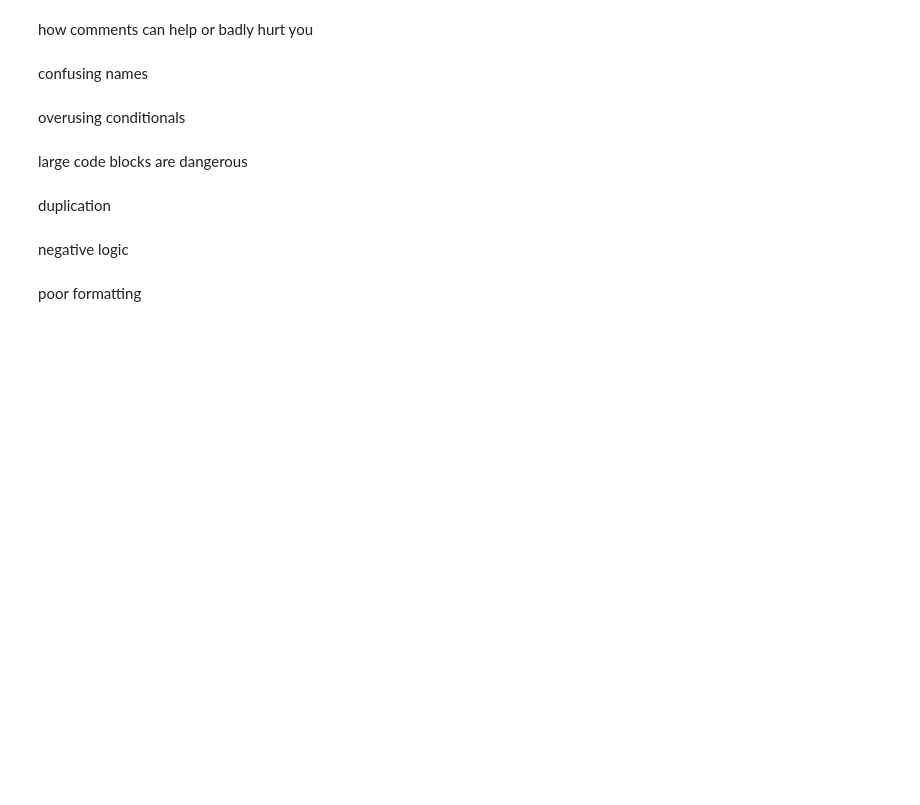
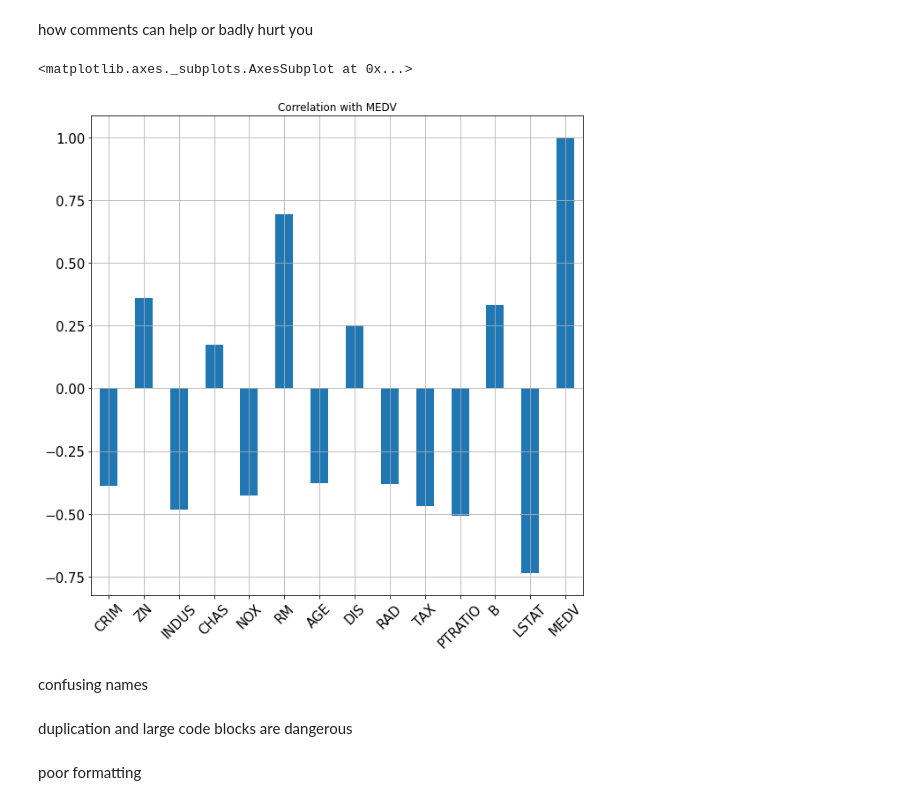
Before and after one commit to pyladiesams/Jupyter-refactoring-beginner-jul2020, a Jupyter notebook: workshop/jupyter_refactoring_workshop.ipynb, the cells around one changed output. Saved outputs shown, nothing was run; the diff lists cells and outputs as text; code cells hidden in the pictures; blank space fills up the shorter version.

```diff
--- a/workshop/jupyter_refactoring_workshop.ipynb
+++ b/workshop/jupyter_refactoring_workshop.ipynb
@@ -143,7 +143,15 @@ how comments can help or badly hurt you
 # %%
 # give new names to the columns by renaming the columns and make each columns lowercase, use axis columns
 df3=df.rename(str.lower, axis='columns')
+# %%
+## Correlation with independent Variable (Note: Models like RF are not linear like these)
+df.columns
+df2 = df.drop('MEDV', axis=1)
+df.corrwith(df['MEDV']).plot.bar(
+        figsize = (10, 10), title = "Correlation with MEDV", fontsize = 15,
+        rot = 45, grid = True)
+# %% [output]
+<matplotlib.axes._subplots.AxesSubplot at 0x...>
+[figure, added]
 # %% [markdown]
 confusing names
-# %% [markdown]
-overusing conditionals
@@ -150,6 +163,2 @@ overusing conditionals
 # %% [markdown]
-large code blocks are dangerous
+duplication and large code blocks are dangerous
-# %% [markdown]
-duplication
-# %% [markdown]
-negative logic
```
Also changed, not shown: parts of 4 cells of this notebook.
